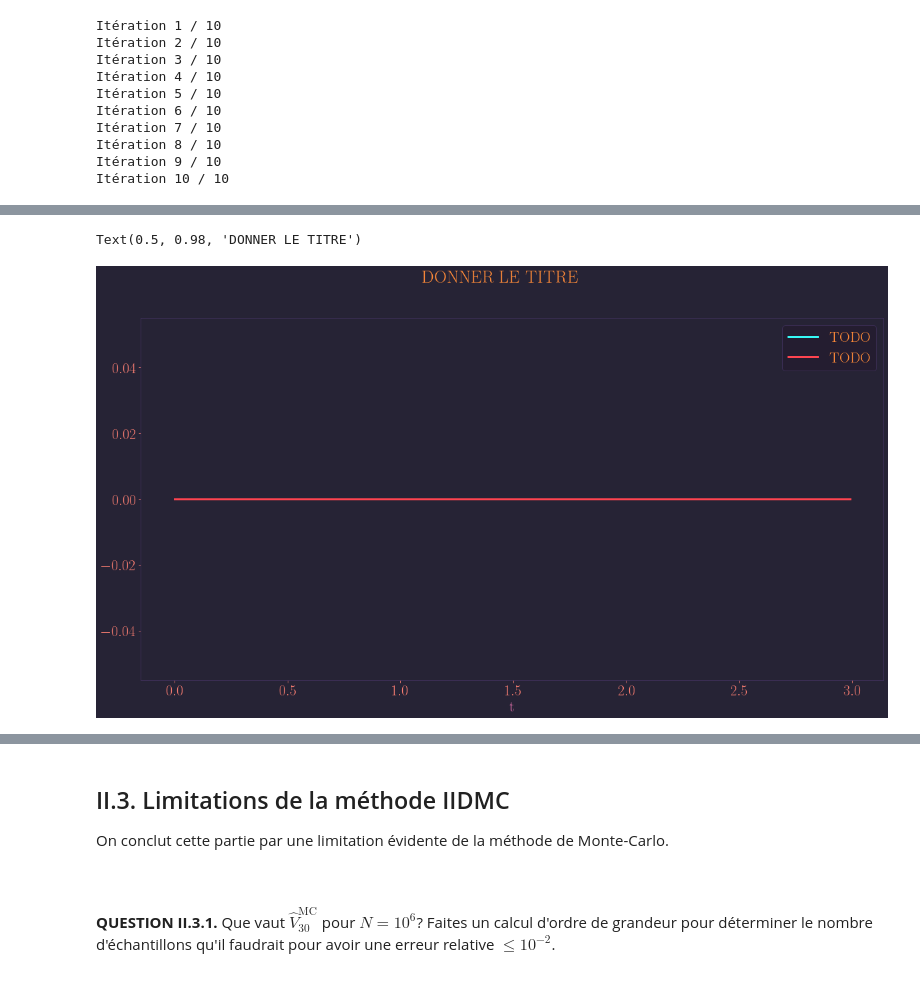
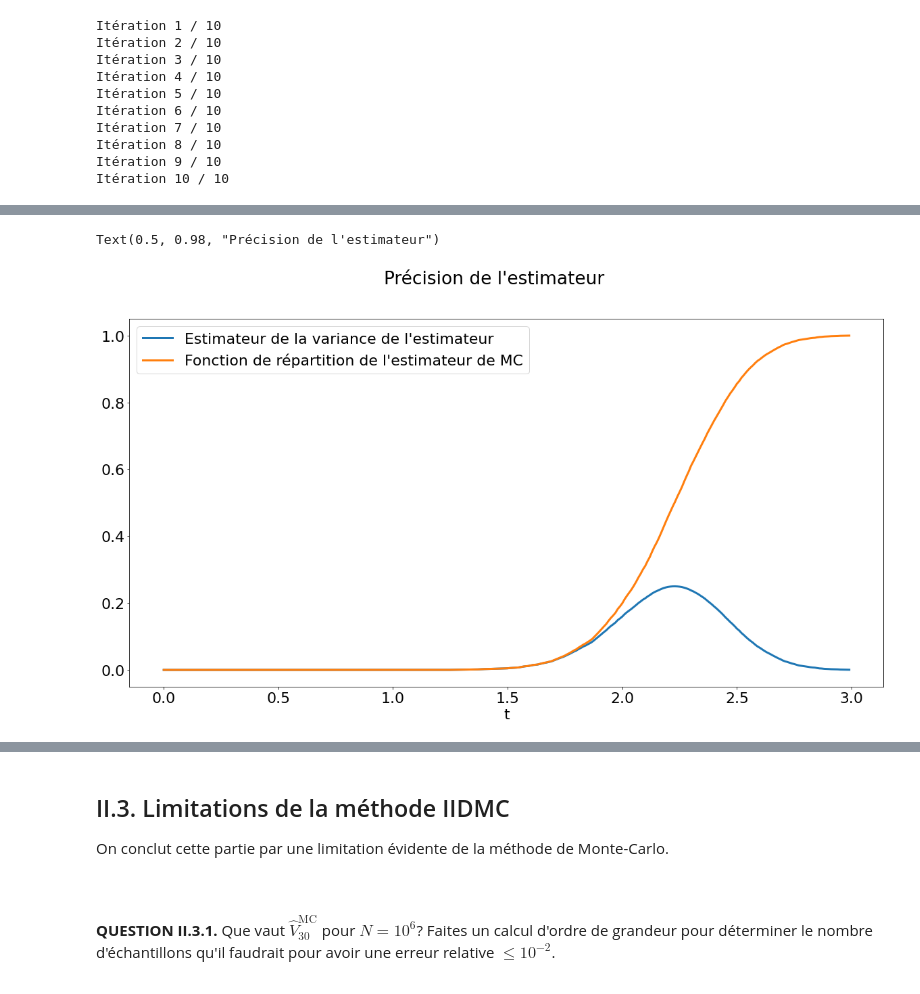
Before and after one commit to bassetmatt-school/EISC211-MonteCarlo, a Jupyter notebook: EISC-211_1_2.ipynb, the cells around one changed output, grey strips where cells are left out. Saved outputs shown, nothing was run; the diff lists cells and outputs as text; code cells hidden in the pictures.

Commit message:
first notebook done (expect some stars questions)

```diff
--- a/EISC-211_1_2.ipynb
+++ b/EISC-211_1_2.ipynb
@@ -85,7 +79,7 @@ def estimation_Riemann(dim: int, grille: np.array):
     N = len(grille)
     estimation = np.power(2,dim)/N * np.sum(np.linalg.norm(grille,axis=1) <= 1)
     V = np.power(np.pi, dim/2)/special.gamma(dim/2 + 1)
-    ecart_relatif = 100*abs(estimation - V)/V
+    ecart_relatif = abs(estimation - V)/V
     return [estimation, ecart_relatif]
 # %%
 # Paramètres
@@ -174,11 +169,13 @@ où $c_k$ est le coin de l'hypercube $k$, i.e., $c_k = x_k + \frac{\delta}{2} {\
 <p class="bg-primary" style="padding:1em"><b>QUESTION I.3.</b> Définissez la fonction <code>estimation_Riemann_coin</code> afin qu'elle renvoie l'estimation et l'écart correspondant à cette nouvelle approximation. Rajoutez sur les courbes précédentes les résultats liés à cette estimation et commentez les résultats obtenus.</p>
 # %%
 def estimation_Riemann_coin(dim, grille):
-    N = np.size(grille,axis=0)
-    delta = 2/np.power(N,1/dim)
-    grille += delta*np.ones((N,dim))/2
 
-    return estimation_Riemann(dim,grille)
+    N = len(grille)
+    delta = 2/pow(N, 1/dim)
+
+    coins_grille = grille + delta/2 * np.ones((N, dim))
+
+    return estimation_Riemann(dim, coins_grille)
 # %%
 # Calculs des valeurs
 est_Riemann = np.zeros([nb_dimensions,2])
@@ -283,14 +296,10 @@ def estimation_IIDMC(dim, taille_echantillon):
     Calcule l'approximation du volume de la sphére en dimension
     dim à l'aide de la méthode de Monte-Carlo
     """
-    ech = np.random.random_sample((taille_echantillon,dim))*2 - 1
-    estimation = np.power(2,dim) * np.sum(np.linalg.norm(ech,axis=1) <= 1) / taille_echantillon
-    ecart_relatif = 0 #TODO
-    erreur_relative = 0 # A COMPLETER A LA QUESTION II.2.6
-
-    # estimation = np.power(2,dim)/N * np.sum(np.linalg.norm(grille,axis=1) <= 1)
-    # V = np.power(np.pi, dim/2)/special.gamma(dim/2 + 1)
-    # ecart_relatif = 100*abs(estimation - V)/V
+    estimation = 2**dim * np.sum(np.linalg.norm(np.random.uniform(high=1., low=-1., size =[taille_echantillon, dim]), axis=1) <= 1) / taille_echantillon
+    volume_vrai = pow(np.pi, dim/2) / special.gamma(dim/2 + 1)
+    ecart_relatif = estimation/volume_vrai-1
+    erreur_relative = np.sqrt(2**dim / volume_vrai - 1)/np.sqrt(taille_echantillon)
     return [estimation, ecart_relatif, erreur_relative]
 # %%
 # Calculs des valeurs
@@ -437,20 +461,20 @@ Complétez le script suivant afin de tracer $t \mapsto \widehat p(t) - \widehat
 # %%
 taille_echantillon = 10**4
 dim = 15
-echantillon = 0
+echantillon = np.random.uniform(-1., 1., [taille_echantillon, dim])
 valeurs_t = np.arange(0,3,.01)
 estimation_p = np.zeros(len(valeurs_t))
 for i in range(len(valeurs_t)):
-    estimation_p[i] = 0 #TODO
+    estimation_p[i] = np.sum(np.linalg.norm(echantillon, axis=1) <= valeurs_t[i])/taille_echantillon
 plt.xlabel("t")
-plt.plot(valeurs_t, estimation_p - np.power(estimation_p,2), label= 'TODO') #TODO
-plt.plot(valeurs_t, estimation_p, label='TODO') #TODO
+plt.plot(valeurs_t, estimation_p - np.power(estimation_p,2), label="Estimateur de la variance de l'estimateur")
+plt.plot(valeurs_t, estimation_p, label="Fonction de répartition de l'estimateur de MC")
 
 plt.legend()
 plt.xlabel("t")
-plt.suptitle("DONNER LE TITRE")
+plt.suptitle("Précision de l'estimateur")
 # %% [output]
-Text(0.5, 0.98, 'DONNER LE TITRE')
+Text(0.5, 0.98, "Précision de l'estimateur")
-[figure, old version]
+[figure, new version]
 # %% [markdown]
 <div class="alert alert-warning"><b>REPONSE A LA QUESTION II.2.2.</b> </div>
```
Also changed, not shown: parts of 22 cells of this notebook.
